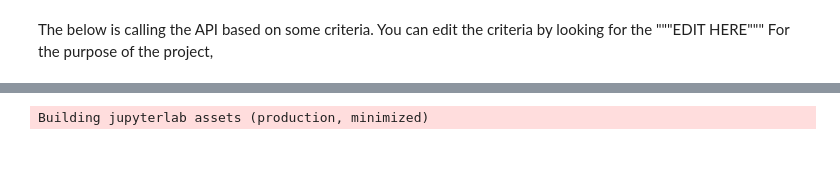
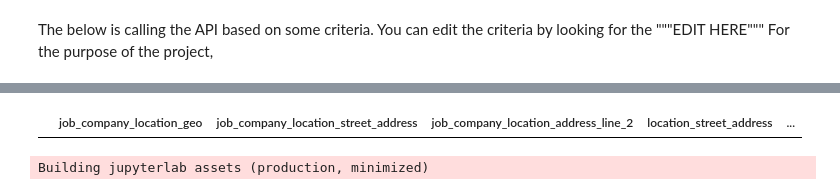
Before and after one commit to melina-diaz/LAHacks2022, a Jupyter notebook: Untitled1.ipynb, the cells around one changed output, grey strips where cells are left out. Saved outputs shown, nothing was run; the diff lists cells and outputs as text; code cells hidden in the pictures; blank space fills up the shorter version.

```diff
--- a/Untitled1.ipynb
+++ b/Untitled1.ipynb
@@ -171,3 +172,9 @@ Wrote 401 lines to: 'twitch-1_employees.csv'
+# %%
+df=pd.read_csv("twitch20_employees.csv")
+# %%
+df
+# %% [output]
+|  | job_company_location_geo | job_company_location_street_address | job_company_location_address_line_2 | location_street_address | ... |
 # %%
 import plotly.express as px
 !jupyter labextension install jupyterlab-plotly
```
Also changed, not shown: parts of 2 cells of this notebook.
